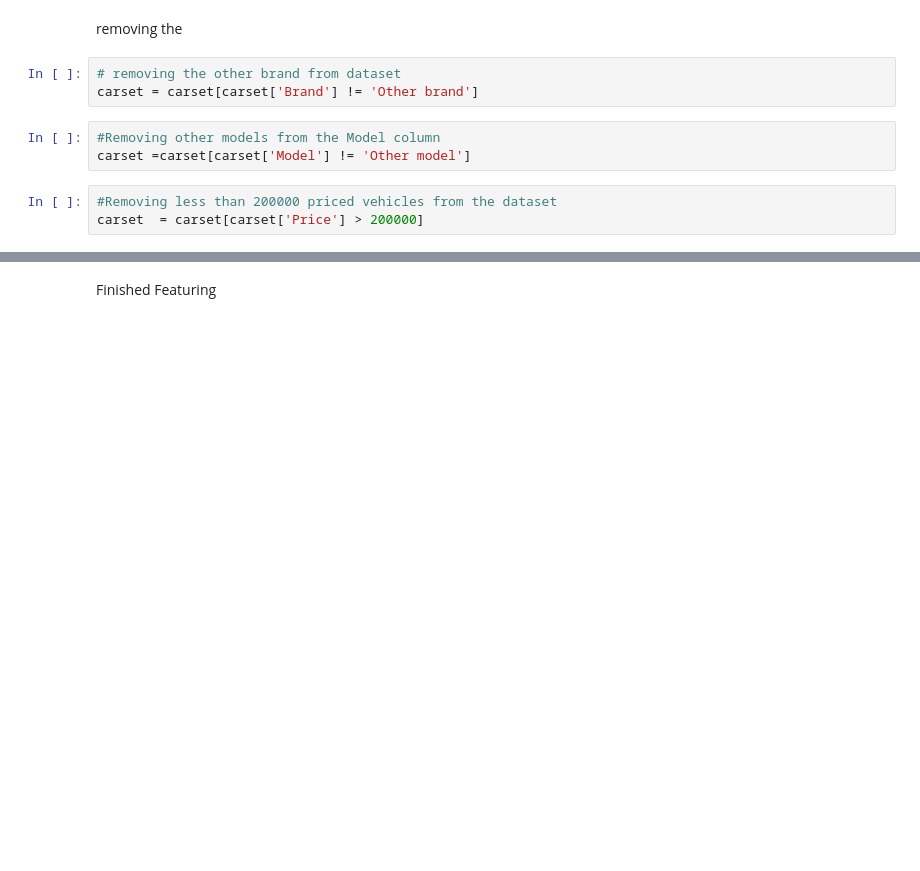
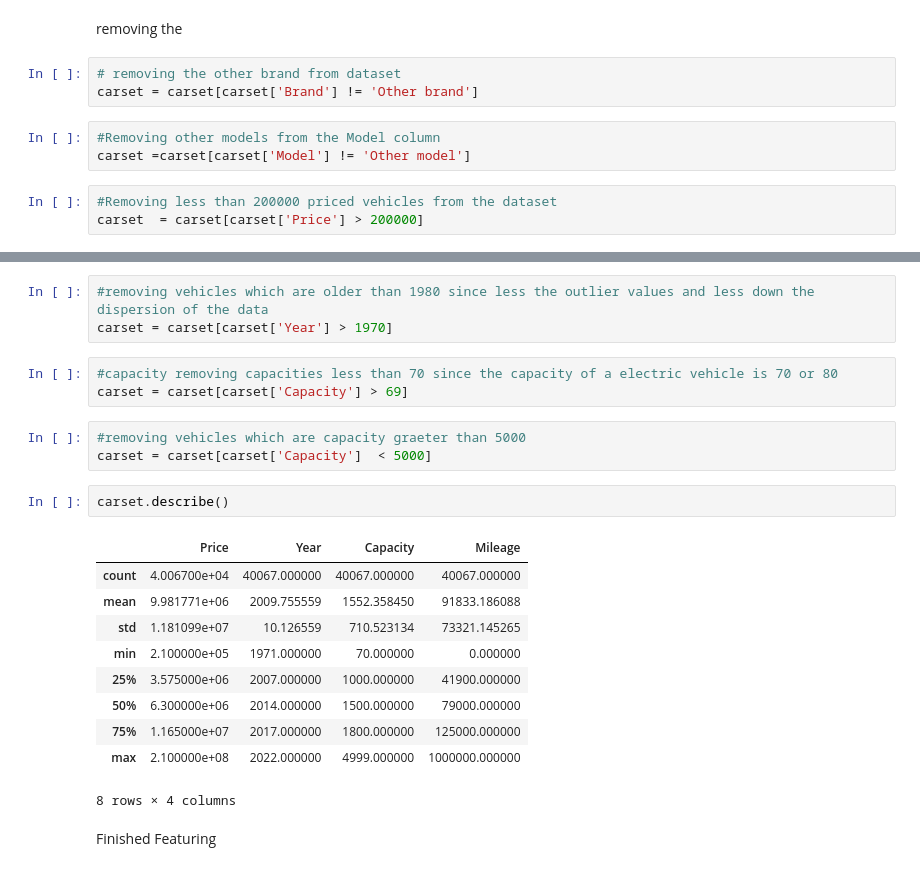
Before and after one commit to lochana-vishwajith/ML_Assignment2_IT19140230_IT19111520_IT18014396_IT19152806, a Jupyter notebook: ML_Assingment2_CarPrice_Prediction.ipynb, the cells around one changed output, grey strips where cells are left out. Drawn from its saved outputs; the diff is of its cells as text; blank space fills up the shorter version.

```diff
--- a/ML_Assingment2_CarPrice_Prediction.ipynb
+++ b/ML_Assingment2_CarPrice_Prediction.ipynb
@@ -593,2 +614,24 @@ carset  = carset[carset['Price'] > 200000]
+# %%
+#removing vehicles which are older than 1980 since less the outlier values and less down the dispersion of the data
+carset = carset[carset['Year'] > 1970]
+# %%
+#capacity removing capacities less than 70 since the capacity of a electric vehicle is 70 or 80
+carset = carset[carset['Capacity'] > 69]
+# %%
+#removing vehicles which are capacity graeter than 5000
+carset = carset[carset['Capacity']  < 5000]
+# %%
+carset.describe()
+# %% [output]
+|  | Price | Year | Capacity | Mileage |
+| count | 4.006700e+04 | 40067.000000 | 40067.000000 | 40067.000000 |
+| mean | 9.981771e+06 | 2009.755559 | 1552.358450 | 91833.186088 |
+| std | 1.181099e+07 | 10.126559 | 710.523134 | 73321.145265 |
+| min | 2.100000e+05 | 1971.000000 | 70.000000 | 0.000000 |
+| 25% | 3.575000e+06 | 2007.000000 | 1000.000000 | 41900.000000 |
+| 50% | 6.300000e+06 | 2014.000000 | 1500.000000 | 79000.000000 |
+| 75% | 1.165000e+07 | 2017.000000 | 1800.000000 | 125000.000000 |
+| max | 2.100000e+08 | 2022.000000 | 4999.000000 | 1000000.000000 |
+8 rows × 4 columns
 # %% [markdown]
 Finished Featuring
```
Also changed, not shown: parts of 3 cells of this notebook.
